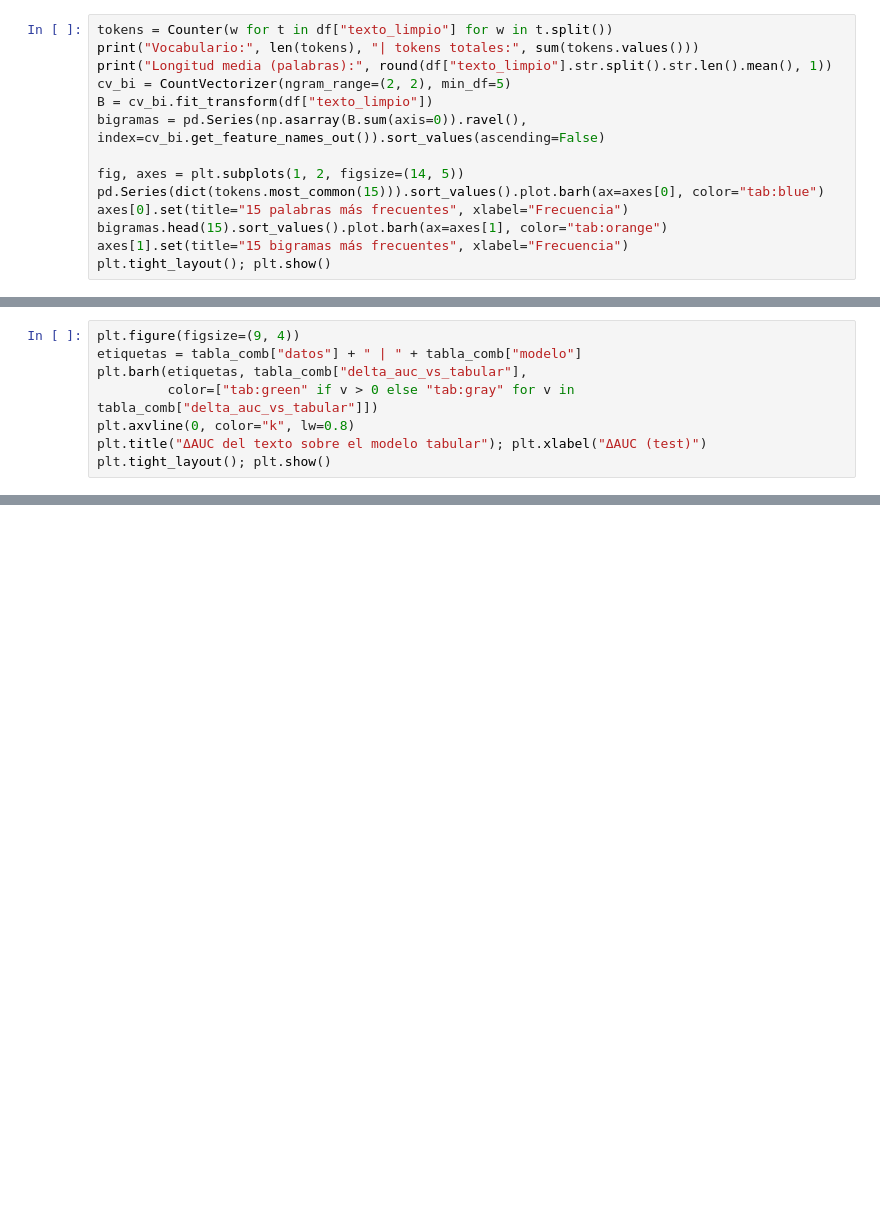
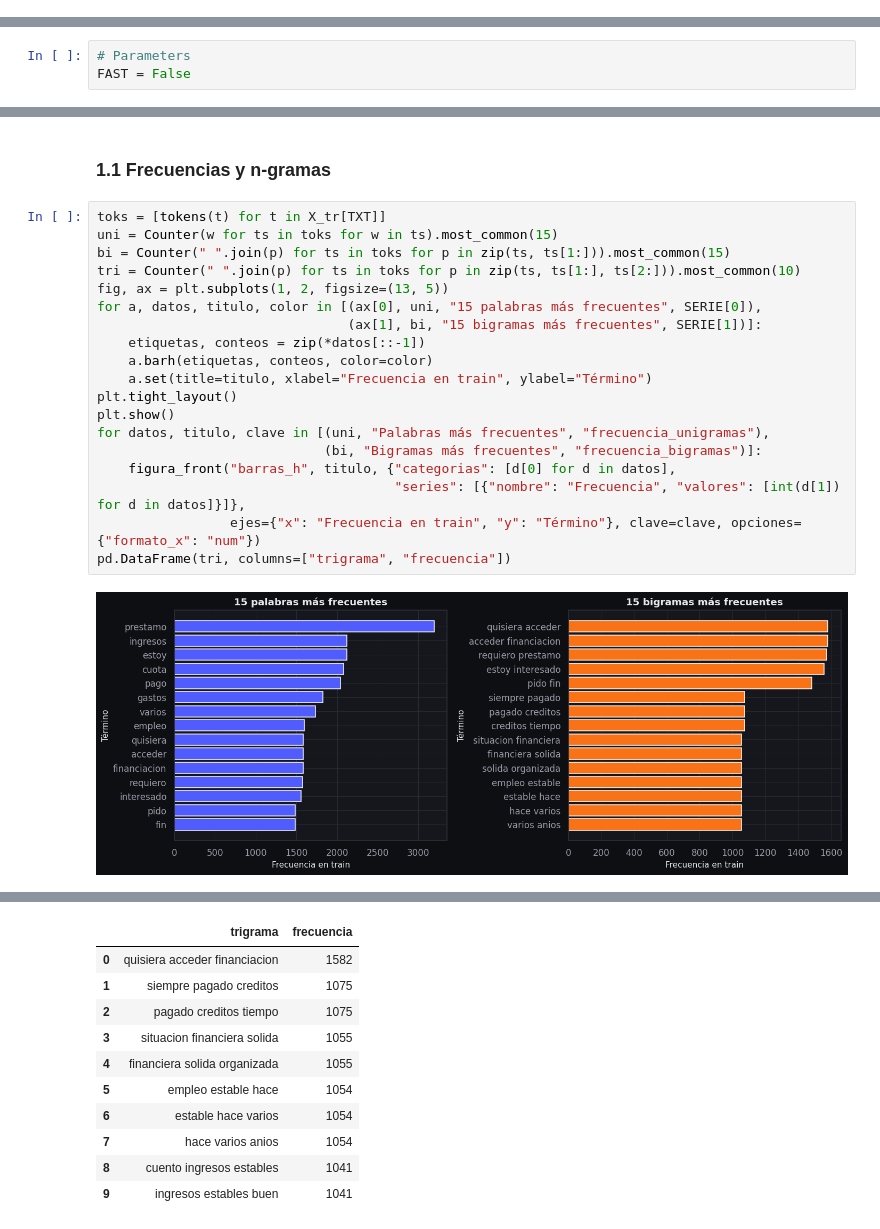
Before and after one commit to dapovedag/proyecto_integrador, a Jupyter notebook: Back/notebooks/07_nlp_riesgo.ipynb, the cells around one changed output, grey strips where cells are left out. Cells and saved outputs as stored; diff of their text form; blank space fills up the shorter version.

```diff
--- a/Back/notebooks/07_nlp_riesgo.ipynb
+++ b/Back/notebooks/07_nlp_riesgo.ipynb
@@ -190,14 +0,0 @@ df[[TEXTO, "texto_limpio"]].head(3)
-# %%
-tokens = Counter(w for t in df["texto_limpio"] for w in t.split())
-print("Vocabulario:", len(tokens), "| tokens totales:", sum(tokens.values()))
-print("Longitud media (palabras):", round(df["texto_limpio"].str.split().str.len().mean(), 1))
-cv_bi = CountVectorizer(ngram_range=(2, 2), min_df=5)
-B = cv_bi.fit_transform(df["texto_limpio"])
-bigramas = pd.Series(np.asarray(B.sum(axis=0)).ravel(), index=cv_bi.get_feature_names_out()).sort_values(ascending=False)
-
-fig, axes = plt.subplots(1, 2, figsize=(14, 5))
-pd.Series(dict(tokens.most_common(15))).sort_values().plot.barh(ax=axes[0], color="tab:blue")
-axes[0].set(title="15 palabras más frecuentes", xlabel="Frecuencia")
-bigramas.head(15).sort_values().plot.barh(ax=axes[1], color="tab:orange")
-axes[1].set(title="15 bigramas más frecuentes", xlabel="Frecuencia")
-plt.tight_layout(); plt.show()
@@ -433,8 +0,0 @@ tabla_comb[["datos", "modelo", "roc_auc", "pr_auc", "recall", "f1", "ks", "brier
-# %%
-plt.figure(figsize=(9, 4))
-etiquetas = tabla_comb["datos"] + " | " + tabla_comb["modelo"]
-plt.barh(etiquetas, tabla_comb["delta_auc_vs_tabular"],
-         color=["tab:green" if v > 0 else "tab:gray" for v in tabla_comb["delta_auc_vs_tabular"]])
-plt.axvline(0, color="k", lw=0.8)
-plt.title("ΔAUC del texto sobre el modelo tabular"); plt.xlabel("ΔAUC (test)")
-plt.tight_layout(); plt.show()
@@ -468,0 +29,3 @@ print(tabla_comb[["datos", "modelo", "roc_auc", "delta_auc_vs_tabular"]].round(4
+# %%
+# Parameters
+FAST = False
@@ -468,0 +134,23 @@ print(tabla_comb[["datos", "modelo", "roc_auc", "delta_auc_vs_tabular"]].round(4
+# %% [markdown]
+### 1.1 Frecuencias y n-gramas
+# %%
+toks = [tokens(t) for t in X_tr[TXT]]
+uni = Counter(w for ts in toks for w in ts).most_common(15)
+bi = Counter(" ".join(p) for ts in toks for p in zip(ts, ts[1:])).most_common(15)
+tri = Counter(" ".join(p) for ts in toks for p in zip(ts, ts[1:], ts[2:])).most_common(10)
+fig, ax = plt.subplots(1, 2, figsize=(13, 5))
+for a, datos, titulo, color in [(ax[0], uni, "15 palabras más frecuentes", SERIE[0]),
+                                (ax[1], bi, "15 bigramas más frecuentes", SERIE[1])]:
+    etiquetas, conteos = zip(*datos[::-1])
+    a.barh(etiquetas, conteos, color=color)
+    a.set(title=titulo, xlabel="Frecuencia en train", ylabel="Término")
+plt.tight_layout()
+plt.show()
+for datos, titulo, clave in [(uni, "Palabras más frecuentes", "frecuencia_unigramas"),
+                             (bi, "Bigramas más frecuentes", "frecuencia_bigramas")]:
+    figura_front("barras_h", titulo, {"categorias": [d[0] for d in datos],
+                                      "series": [{"nombre": "Frecuencia", "valores": [int(d[1]) for d in datos]}]},
+                 ejes={"x": "Frecuencia en train", "y": "Término"}, clave=clave, opciones={"formato_x": "num"})
+pd.DataFrame(tri, columns=["trigrama", "frecuencia"])
+# %% [output]
+[figure, added]
@@ -468,0 +159,11 @@ print(tabla_comb[["datos", "modelo", "roc_auc", "delta_auc_vs_tabular"]].round(4
+|  | trigrama | frecuencia |
+| 0 | quisiera acceder financiacion | 1582 |
+| 1 | siempre pagado creditos | 1075 |
+| 2 | pagado creditos tiempo | 1075 |
+| 3 | situacion financiera solida | 1055 |
+| 4 | financiera solida organizada | 1055 |
+| 5 | empleo estable hace | 1054 |
+| 6 | estable hace varios | 1054 |
+| 7 | hace varios anios | 1054 |
+| 8 | cuento ingresos estables | 1041 |
+| 9 | ingresos estables buen | 1041 |
```
Also changed, not shown: parts of 71 cells of this notebook, 5 other files.
